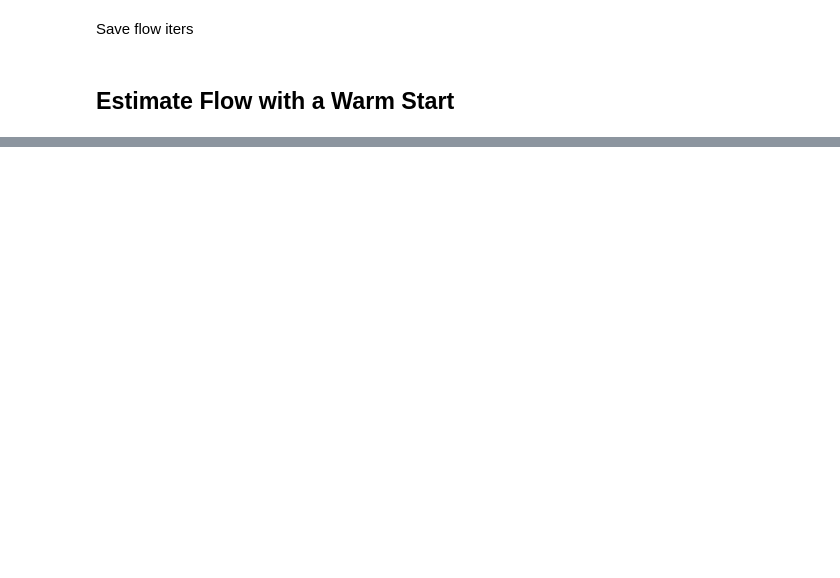
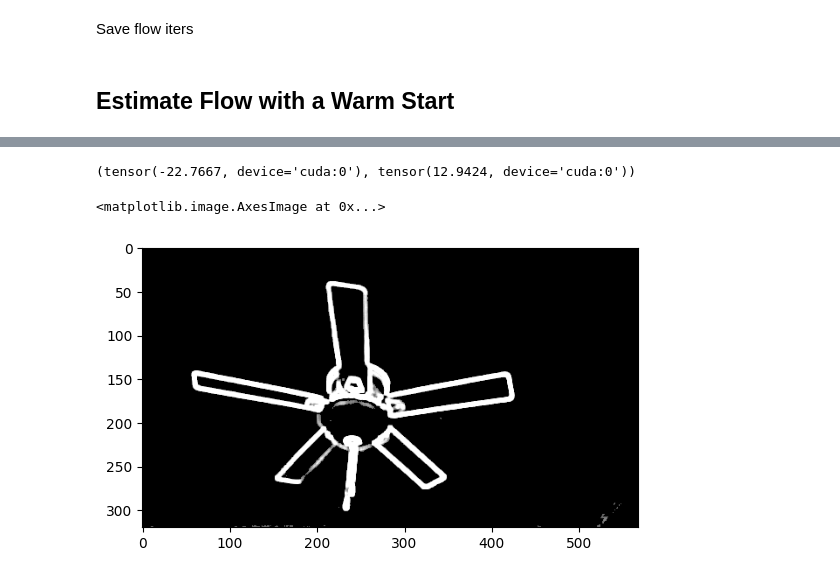
Before and after one commit to itberrios/CV_projects, a Jupyter notebook: RAFT/RAFT_exploration.ipynb, the cells around one changed output, grey strips where cells are left out. Drawn from its saved outputs; the diff is of its cells as text; code cells hidden in the pictures; blank space fills up the shorter version.

```diff
--- a/RAFT/RAFT_exploration.ipynb
+++ b/RAFT/RAFT_exploration.ipynb
@@ -276,0 +430,9 @@ ax1.set_title('warm initialized flow');i
+# %%
+cold.min(), cold.max()
+# %% [output]
+(tensor(-22.7667, device='cuda:0'), tensor(12.9424, device='cuda:0'))
+# %%
+plt.imshow(frame_3)
+# %% [output]
+<matplotlib.image.AxesImage at 0x...>
+[figure, added]
```
Also changed, not shown: parts of 28 cells of this notebook.
